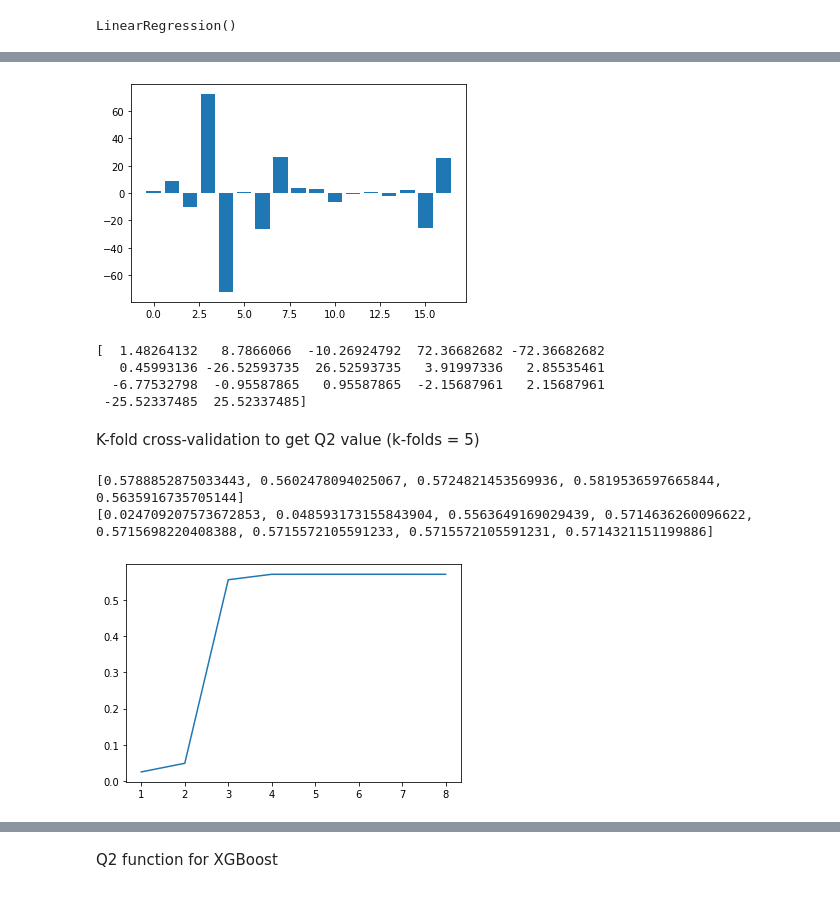
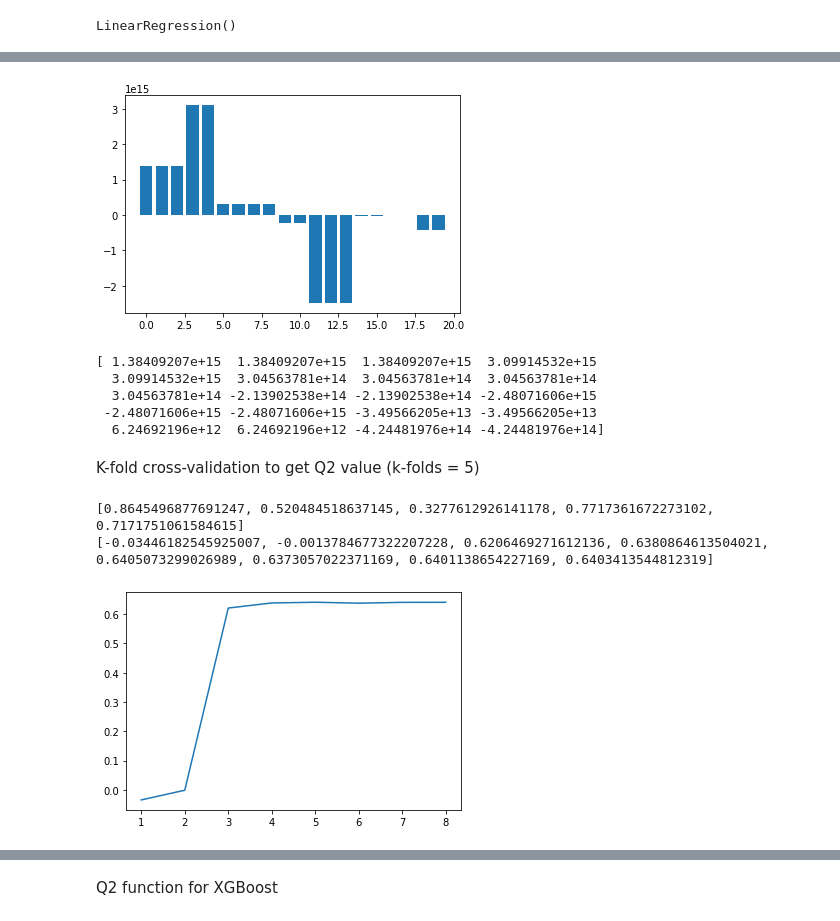
Before and after one commit to kenll99minecart/Immunopeptide, a Jupyter notebook: Linear regression.ipynb, the cells around one changed output, grey strips where cells are left out. Cells and saved outputs as stored; diff of their text form; code cells hidden in the pictures.

```diff
--- a/Linear regression.ipynb
+++ b/Linear regression.ipynb
@@ -62,7 +65,7 @@ if(Test):
 
 
 
-Features = ['Orientation','Backbone','OligoDensity','Attachment','Size','Lipid','PeptideDensity']
+Features = ['Orientation','Backbone','OligoDensity','Attachment','Size','Lipid','PeptideDensity','OligoConc']
 for name in Features:
     X[name] = X[name].astype(str)
     tem = pd.get_dummies(X[name])
@@ -70,7 +73,8 @@ for name in Features:
     X = X.drop(name, axis = 1)
 
 #X = X[['1','10','100','1000','Chol','DOPE','PO','PS','3','5','High' ,'Low', 'VHigh','PeptideDensity','100%','80%','Size']]
-X = X[['High' ,'Low', 'VHigh','Chol','DOPE','OligoConc','PO','PS','0.0','0.05','0.5','80%','100%','50','80','3','5']]
+#X = X[['High' ,'Low', 'VHigh','Chol','DOPE','OligoConc','PO','PS','0.0','0.05','0.5','80%','100%','50','80','3','5']]
+X = X[['High' ,'Low', 'VHigh','Chol','DOPE','1','10','100','1000','PO','PS','0.0','0.05','0.5','80%','100%','50','80','3','5']]
 #'1','10','100','1000',,'0.0','0.05','0.5','80%','100%','50','80'
 print(X.shape)
 # %% [output]
@@ -113,11 +118,12 @@ plt.bar(X_import, importance.reshape(-1,))
 plt.show()
 print(importance.reshape(-1,))
 # %% [output]
-[figure, old version]
+[figure, new version]
-[  1.48264132   8.7866066  -10.26924792  72.36682682 -72.36682682
-   0.45993136 -26.52593735  26.52593735   3.91997336   2.85535461
-  -6.77532798  -0.95587865   0.95587865  -2.15687961   2.15687961
- -25.52337485  25.52337485]
+[ 1.38409207e+15  1.38409207e+15  1.38409207e+15  3.09914532e+15
+  3.09914532e+15  3.04563781e+14  3.04563781e+14  3.04563781e+14
+  3.04563781e+14 -2.13902538e+14 -2.13902538e+14 -2.48071606e+15
+ -2.48071606e+15 -2.48071606e+15 -3.49566205e+13 -3.49566205e+13
+  6.24692196e+12  6.24692196e+12 -4.24481976e+14 -4.24481976e+14]
 # %% [markdown]
 K-fold cross-validation to get Q2 value (k-folds = 5)
 # %%
@@ -154,7 +160,7 @@ regrt = linear_model.LinearRegression()
 Q2=[]
 z=0
 
-X, X_test, y, y_test = train_test_split(X, y, test_size=0.2)
+#X, X_test, y, y_test = train_test_split(X, y, test_size=0.2)
 
 for p in range(8):
     z=z+1
@@ -168,40 +174,40 @@ for p in range(8):
     elif CVX.columns[len(CVX.columns)-1] == '1':
         z=z+3
         CVX = X.iloc[:, 0:z].copy()
-    X_test_tem = X_test.iloc[:, 0:z].copy()
-    y_test_tem = y_test
+    #X_test_tem = X_test.iloc[:, 0:z].copy()
+    #y_test_tem = y_test
 
 #CVX = Xt.copy()
     CVy = y.copy()
     Q2infold = []
     for train_index, test_index in kf.split(X):
         Test_pred = [] #predicted values
         Test_res = []  #original values
         rand_res = []  #training set mean values
 
         #print("TRAIN:", train_index, "TEST:", test_index)
         trainX , trainY = CVX.iloc[train_index] , CVy.iloc[train_index]
         testX , testY =  CVX.iloc[test_index] , CVy.iloc[test_index]
         #print(trainY)
         regrt.fit(trainX, trainY)
-        Pred_test = regrt.predict(X_test_tem)#testX
+        Pred_test = regrt.predict(testX)#testX#X_test_tem
         Mean_trained_y=statss.mean(trainY)
         for x in range(len(Pred_test)):
             rand_res.append(Mean_trained_y)
         Test_pred.extend(Pred_test)
-        Test_res.extend(y_test_tem)#testY
+        Test_res.extend(testY)#testY#y_test_tem
 
     #print(trainX.head(2))
         Q2infold.append(getQ2(Test_pred,Test_res,rand_res))
     Q2.append(np.mean(Q2infold))
 print(Q2infold)
 plt.plot([1,2,3,4,5,6,7,8],Q2)
 print(Q2)
 plt.show()
 # %% [output]
-[0.5788852875033443, 0.5602478094025067, 0.5724821453569936, 0.5819536597665844, 0.5635916735705144]
-[0.024709207573672853, 0.048593173155843904, 0.5563649169029439, 0.5714636260096622, 0.5715698220408388, 0.5715572105591233, 0.5715572105591231, 0.5714321151199886]
+[0.8645496877691247, 0.520484518637145, 0.3277612926141178, 0.7717361672273102, 0.7171751061584615]
+[-0.03446182545925007, -0.0013784677322207228, 0.6206469271612136, 0.6380864613504021, 0.6405073299026989, 0.6373057022371169, 0.6401138654227169, 0.6403413544812319]
-[figure, old version]
+[figure, new version]
 # %%
 from sklearn.linear_model import LogisticRegression
 from scipy.special import expit, logit
```
Also changed, not shown: parts of 12 cells of this notebook.
